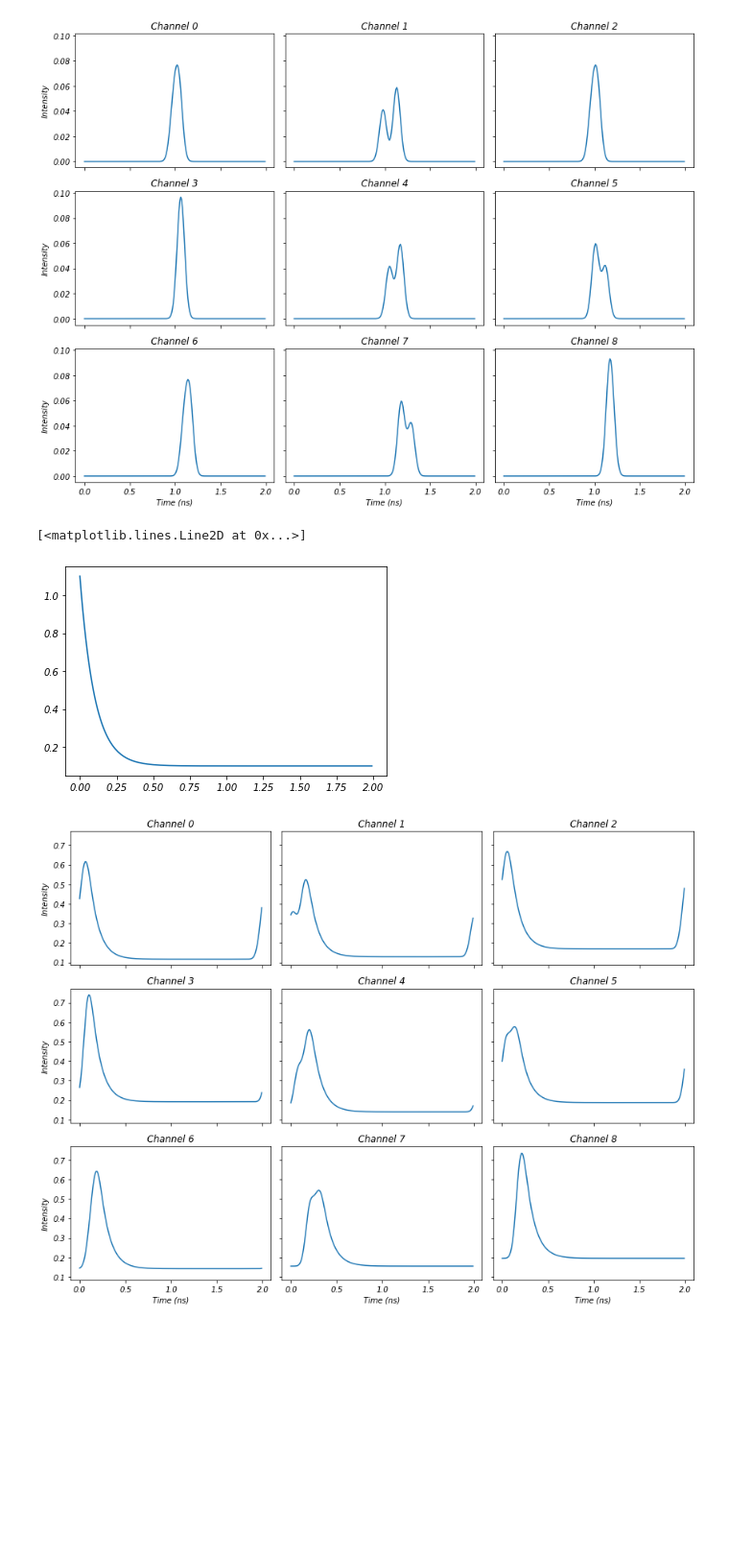
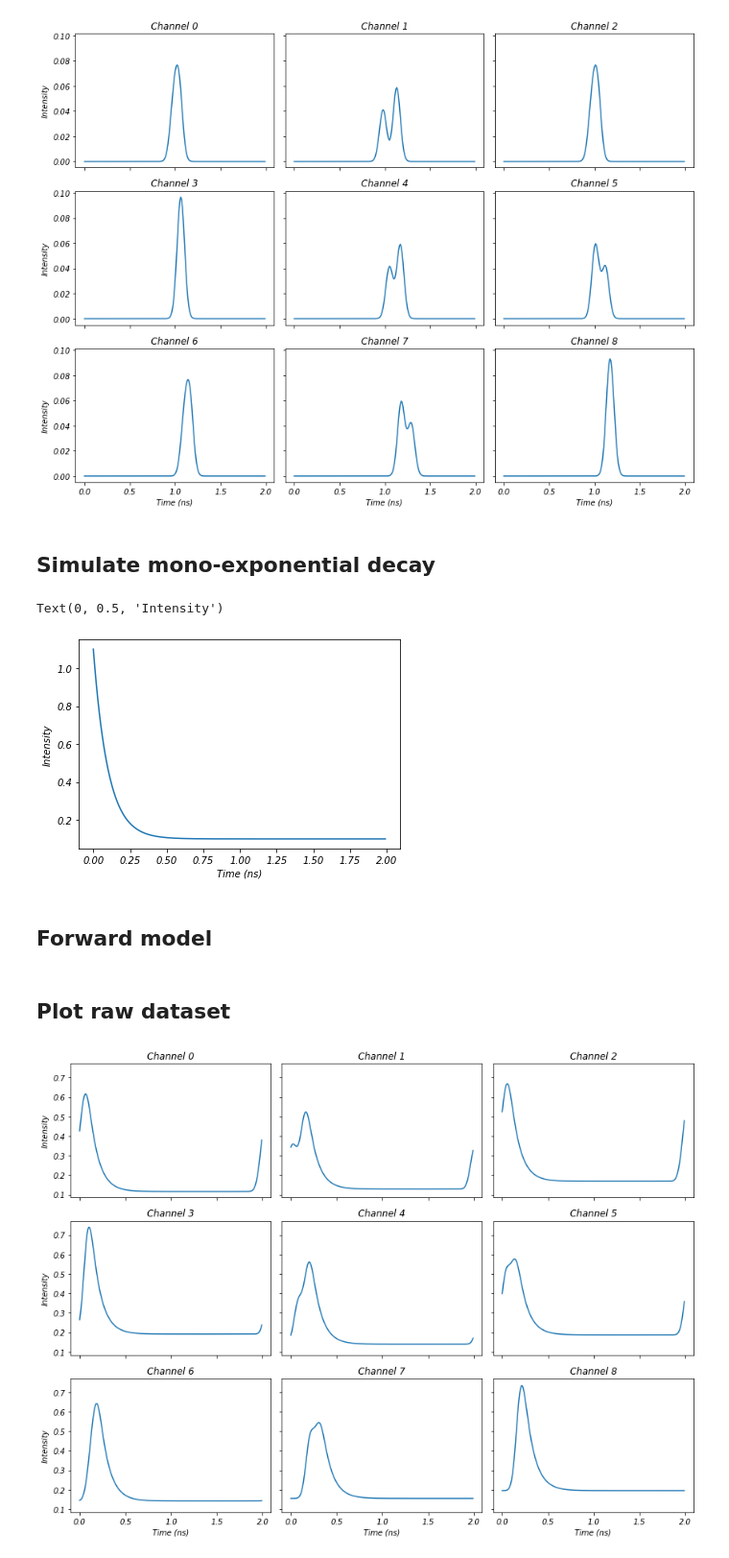
Before and after one commit to VicidominiLab/birfi, a Jupyter notebook: demo/demo_simulation.ipynb, the cells around one changed output. Shown: that part at 96% size. Drawn from its saved outputs; the diff is of its cells as text; code cells hidden in the pictures; blank space fills up the shorter version.

```diff
--- a/demo/demo_simulation.ipynb
+++ b/demo/demo_simulation.ipynb
@@ -37,9 +41,9 @@ for c in range(C):
 _ = plot_dataset(time.numpy(), irfs)
 # %% [output]
 [figure]
+# %% [markdown]
+## Simulate mono-exponential decay
 # %%
-#%% --- Generate truncated exponential decays ---
-
 params = {'A' : 1,
           'k' : true_k/dt,
           'C' : bkg_level,
@@ -47,16 +51,22 @@ params = {'A' : 1,
     }
 
 exp_decay = generate_truncated_exponential(time, params)
-
-plt.figure()
-plt.plot(time, exp_decay)
-# %% [output]
-[<matplotlib.lines.Line2D at 0x...>]
-[figure, removed]
+# %%
+plt.figure()
+plt.plot(time, exp_decay)
+plt.xlabel('Time (ns)')
+plt.ylabel('Intensity')
+# %% [output]
+Text(0, 0.5, 'Intensity')
+[figure, added]
+# %% [markdown]
+## Forward model
 # %%
 data = partial_convolution(exp_decay, irfs, dim1 = 'x', dim2 = 'xc', axis = 'x', fourier = (0,0)) # convolve exponential with IRFs
 data += bkg_level*torch.rand((1,C,)) # add background
 data += noise_level * torch.rand((T,C)) # add noise
+# %% [markdown]
+## Plot raw dataset
 # %%
 _ = plot_dataset(time, data)
 # %% [output]
```
Also changed, not shown: parts of 16 cells of this notebook.
